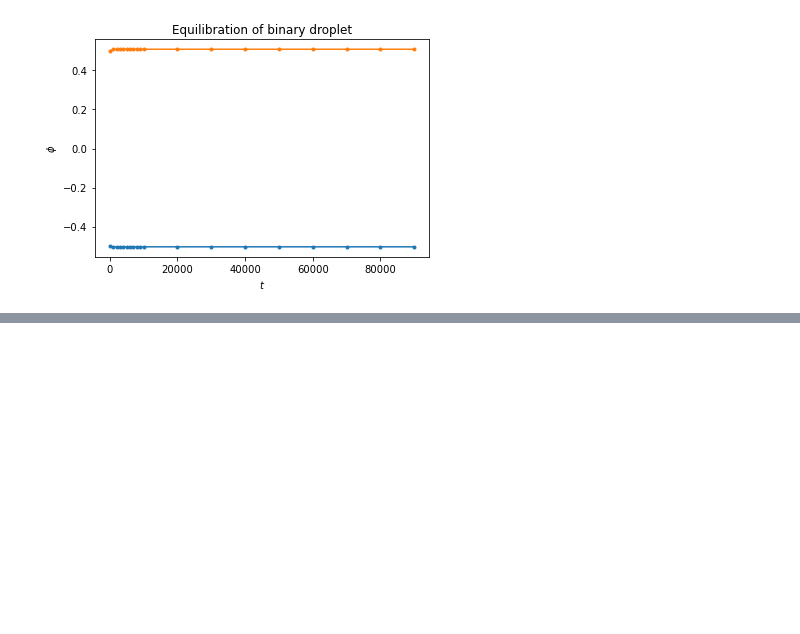
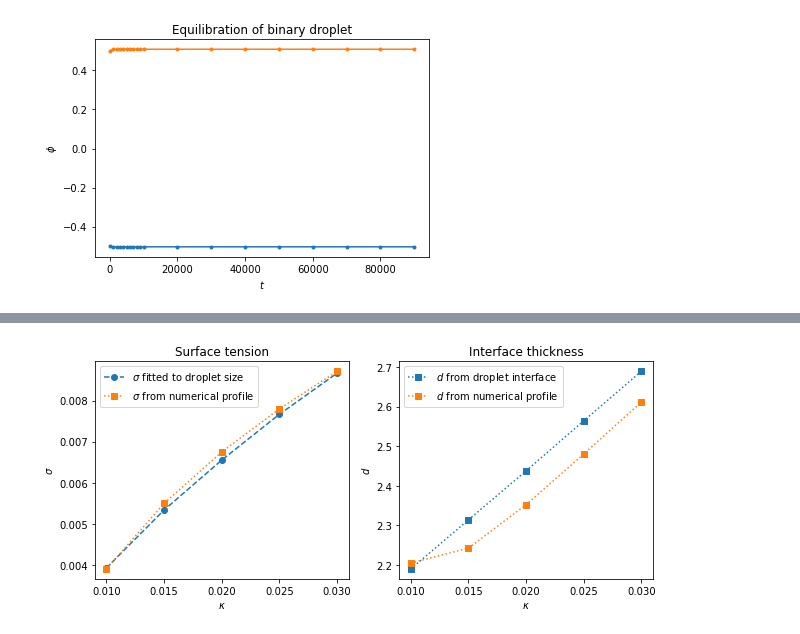
Before and after one commit to AMReX-FHD/LBMeX, a Jupyter notebook: GuidedTutorials/LBM/binary/Visualization.ipynb, the cells around one changed output, grey strips where cells are left out. Cells and saved outputs as stored; diff of their text form; code cells hidden in the pictures; blank space fills up the shorter version.

```diff
--- a/GuidedTutorials/LBM/binary/Visualization.ipynb
+++ b/GuidedTutorials/LBM/binary/Visualization.ipynb
@@ -209,0 +259,16 @@ plt.show()
+# %%
+fix, axes = plt.subplots(1,2, figsize=(10,4))
+axes[0].plot(ks, stfit, 'o--', label='$\sigma$ fitted to droplet size')
+axes[0].plot(ks, stnum, 's:', label='$\sigma$ from numerical profile')
+axes[0].set_title("Surface tension")
+axes[0].set_xlabel("$\kappa$")
+axes[0].set_ylabel("$\sigma$")
+axes[1].plot(ks, dfit, 's:', label='$d$ from droplet interface')
+axes[1].plot(ks, dnum, 's:', label='$d$ from numerical profile')
+axes[1].set_title('Interface thickness')
+axes[1].set_xlabel('$\kappa$')
+axes[1].set_ylabel('$d$')
+for ax in axes: ax.legend()
+plt.show()
+# %% [output]
+[figure, added]
```
Also changed, not shown: parts of 8 cells of this notebook.
